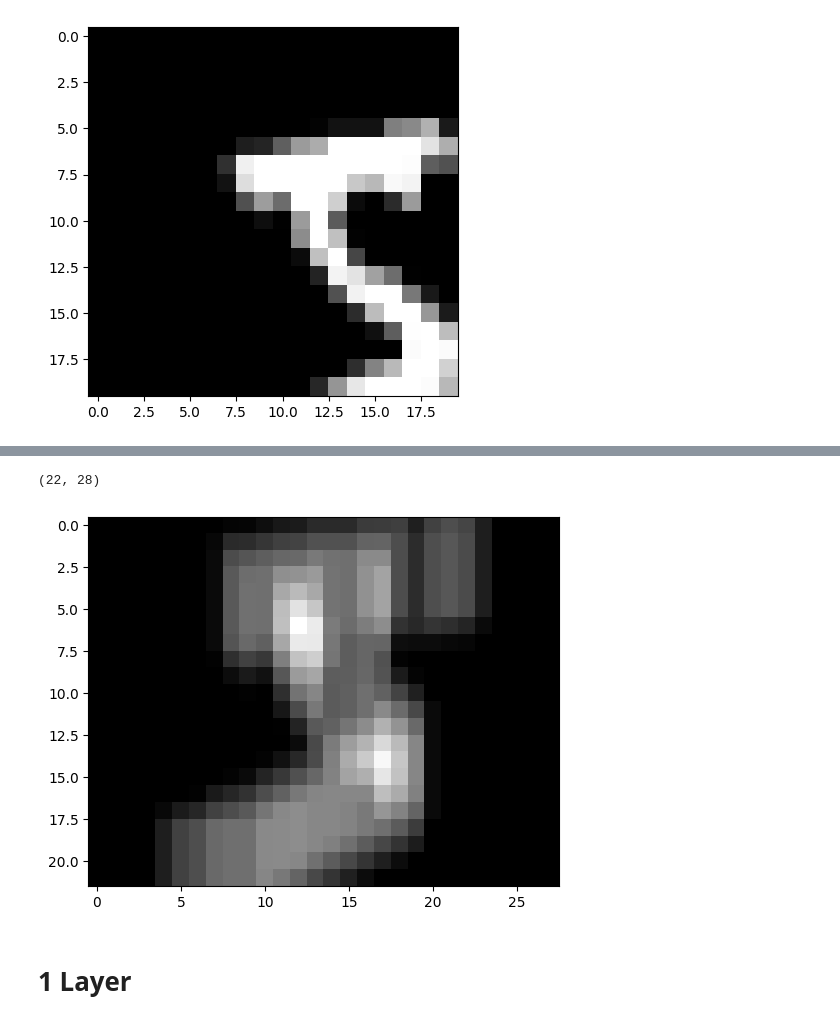
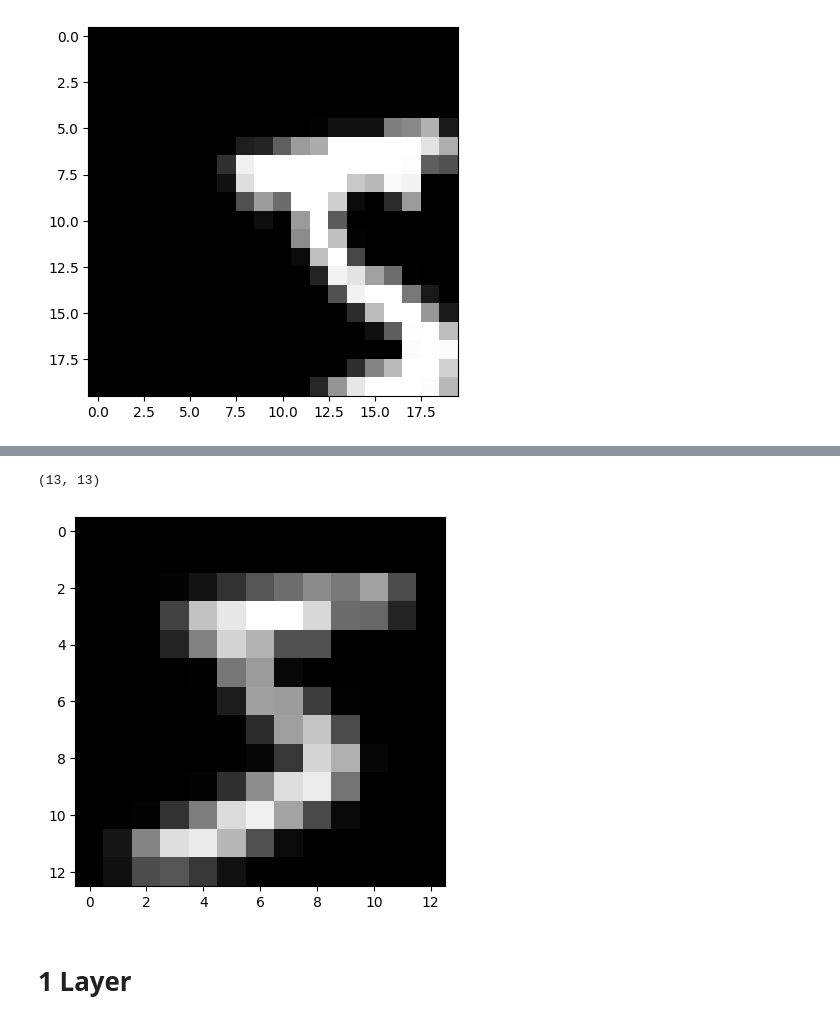
Before and after one commit to RaLLy08/scratch-mlp, a Jupyter notebook: cnn/cnn.ipynb, the cells around one changed output, grey strips where cells are left out. Cells and saved outputs as stored; diff of their text form; code cells hidden in the pictures.

```diff
--- a/cnn/cnn.ipynb
+++ b/cnn/cnn.ipynb
@@ -129,18 +211,18 @@ def matrix_walker(image, fn, size, stride):
 # %%
-filter_size = (7, 1)
-stride = 1
-img_conv_example = matrix_walker(
+filter_size = (3, 3)
+stride = 2
+img_conv_example = map_matrix(
     img_0,
     lambda x, _: np.sum(x),
     size=filter_size,
     stride = stride,
 )
 
 plt.imshow(img_conv_example, cmap='gray')
 np.array(img_conv_example).shape
 # %% [output]
-(22, 28)
+(13, 13)
-[figure, old version]
+[figure, new version]
 # %% [markdown]
 # 1 Layer
 # %%
```
Also changed, not shown: parts of 52 cells of this notebook, 1 other file.
